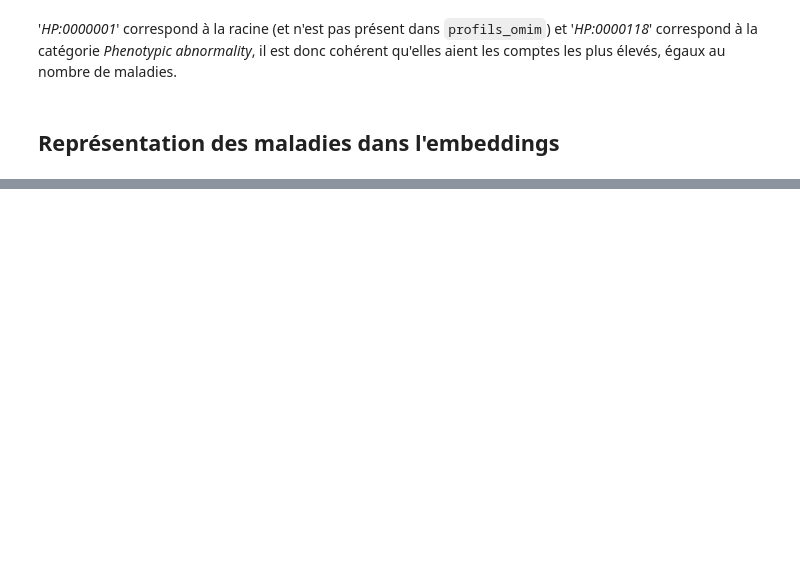
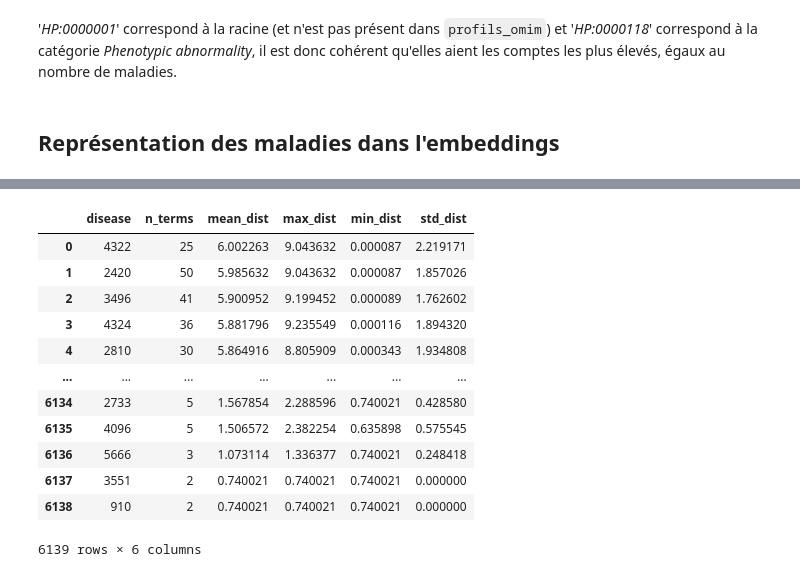
Before and after one commit to averniere/OT_simulation_maladies, a Jupyter notebook: Embeddings/test.ipynb, the cells around one changed output, grey strips where cells are left out. Cells and saved outputs as stored; diff of their text form; code cells hidden in the pictures; blank space fills up the shorter version.

```diff
--- a/Embeddings/test.ipynb
+++ b/Embeddings/test.ipynb
@@ -418,0 +481,58 @@ Termes : 5674
+# %%
+def compute_all_distances(profils_omim, node2id, deprecated=deprecated):
+    hpo_cols = profils_omim.columns[1:]
+    results = []
+
+    model.eval()
+    W = model.weight.detach().cpu().numpy()
+    manifold=PoincareManifold()
+
+    col_to_idx = {}
+    for col in hpo_cols:
+        resolved = deprecated.get(col, col)
+        if resolved in node2id:
+            col_to_idx[col] = node2id[resolved]
+
+    valid_cols = [col for col in hpo_cols if col in col_to_idx]
+    col_ids = torch.tensor([col_to_idx[col] for col in valid_cols], dtype=torch.long)
+
+    M = torch.tensor(profils_omim[valid_cols].values, dtype=torch.bool)
+    E = W[col_ids]
+
+    for disease_id, row_mask in tqdm(zip(profils_omim.index, M)):
+        idx = row_mask.nonzero(as_tuple=True)[0]
+        if len(idx) < 2:
+            continue
+        embs = E[idx]
+        n = len(embs)
+        ii, jj = torch.triu_indices(n, n, offset=1)
+        dists = manifold.distance(torch.tensor(embs[ii], dtype=torch.float64), torch.tensor(embs[jj], dtype=torch.float64), c=1.)
+        dists = np.array(dists)
+        results.append({
+            'disease': disease_id,
+            'n_terms': n,
+            'mean_dist': dists.mean(),
+            'max_dist': dists.max(),
+            'min_dist': dists.min(),
+            'std_dist': dists.std(),
+        })
+
+    return pd.DataFrame(results).sort_values('mean_dist', ascending=False).reset_index(drop=True)
+
+omim_distances = compute_all_distances(profils_omim, node2id_w)
+# %%
+omim_distances
+# %% [output]
+|  | disease | n_terms | mean_dist | max_dist | min_dist | std_dist |
+| 0 | 4322 | 25 | 6.002263 | 9.043632 | 0.000087 | 2.219171 |
+| 1 | 2420 | 50 | 5.985632 | 9.043632 | 0.000087 | 1.857026 |
+| 2 | 3496 | 41 | 5.900952 | 9.199452 | 0.000089 | 1.762602 |
+| 3 | 4324 | 36 | 5.881796 | 9.235549 | 0.000116 | 1.894320 |
+| 4 | 2810 | 30 | 5.864916 | 8.805909 | 0.000343 | 1.934808 |
+| ... | ... | ... | ... | ... | ... | ... |
+| 6134 | 2733 | 5 | 1.567854 | 2.288596 | 0.740021 | 0.428580 |
+| 6135 | 4096 | 5 | 1.506572 | 2.382254 | 0.635898 | 0.575545 |
+| 6136 | 5666 | 3 | 1.073114 | 1.336377 | 0.740021 | 0.248418 |
+| 6137 | 3551 | 2 | 0.740021 | 0.740021 | 0.740021 | 0.000000 |
+| 6138 | 910 | 2 | 0.740021 | 0.740021 | 0.740021 | 0.000000 |
+6139 rows × 6 columns
```
Also changed, not shown: parts of 11 cells of this notebook, 1 other file.
